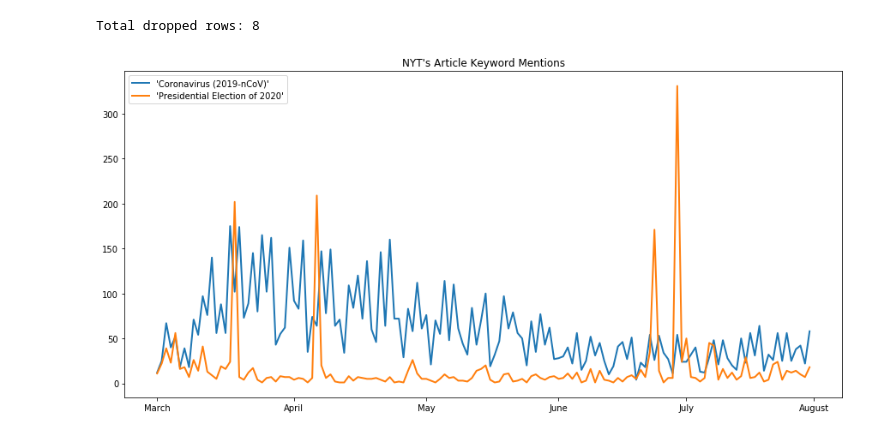
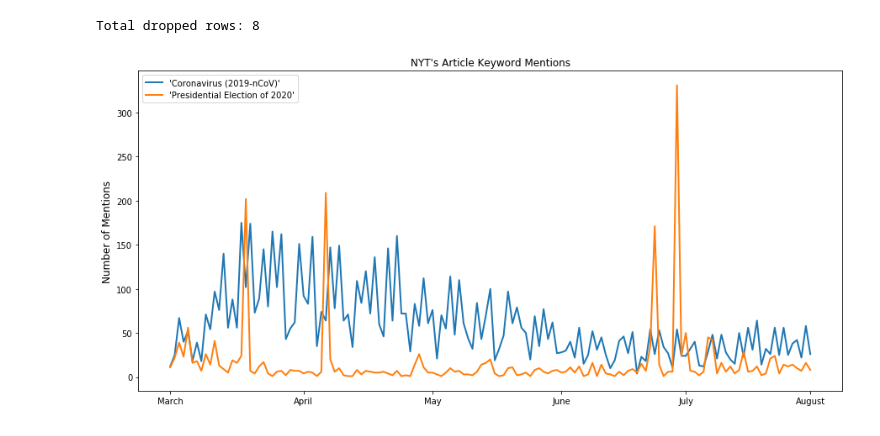
Before and after one commit to RoarkJ/NYT-Keyword-Analysis, a Jupyter notebook: multi_month.ipynb, the cells around one changed output. Drawn from its saved outputs; the diff is of its cells as text; code cells hidden in the pictures.

```diff
--- a/multi_month.ipynb
+++ b/multi_month.ipynb
@@ -178,12 +179,13 @@ Total dropped rows: 8
 # %%
 plt.figure(figsize=(15,7))
 plt.plot(series_1,linewidth=2,label=f"'{keyword_1}'")
 plt.plot(series_2,linewidth=2,label=f"'{keyword_2}'")
 plt.legend(loc="upper left")
 plt.title("NYT's Article Keyword Mentions")
+plt.ylabel("Number of Mentions",size=12)
 ticks = ["2020-03-01","2020-04-01","2020-05-01","2020-06-01","2020-07-01","2020-07-30"]
 labels = ["March", "April", "May", "June", "July", "August"]
 plt.xticks(ticks,labels)
 plt.savefig(f"Output/Keyword Comparison: '{keyword_1}' vs '{keyword_2}'")
 # %% [output]
-[figure, old version]
+[figure, new version]
```
Also changed, not shown: parts of 11 cells of this notebook.
